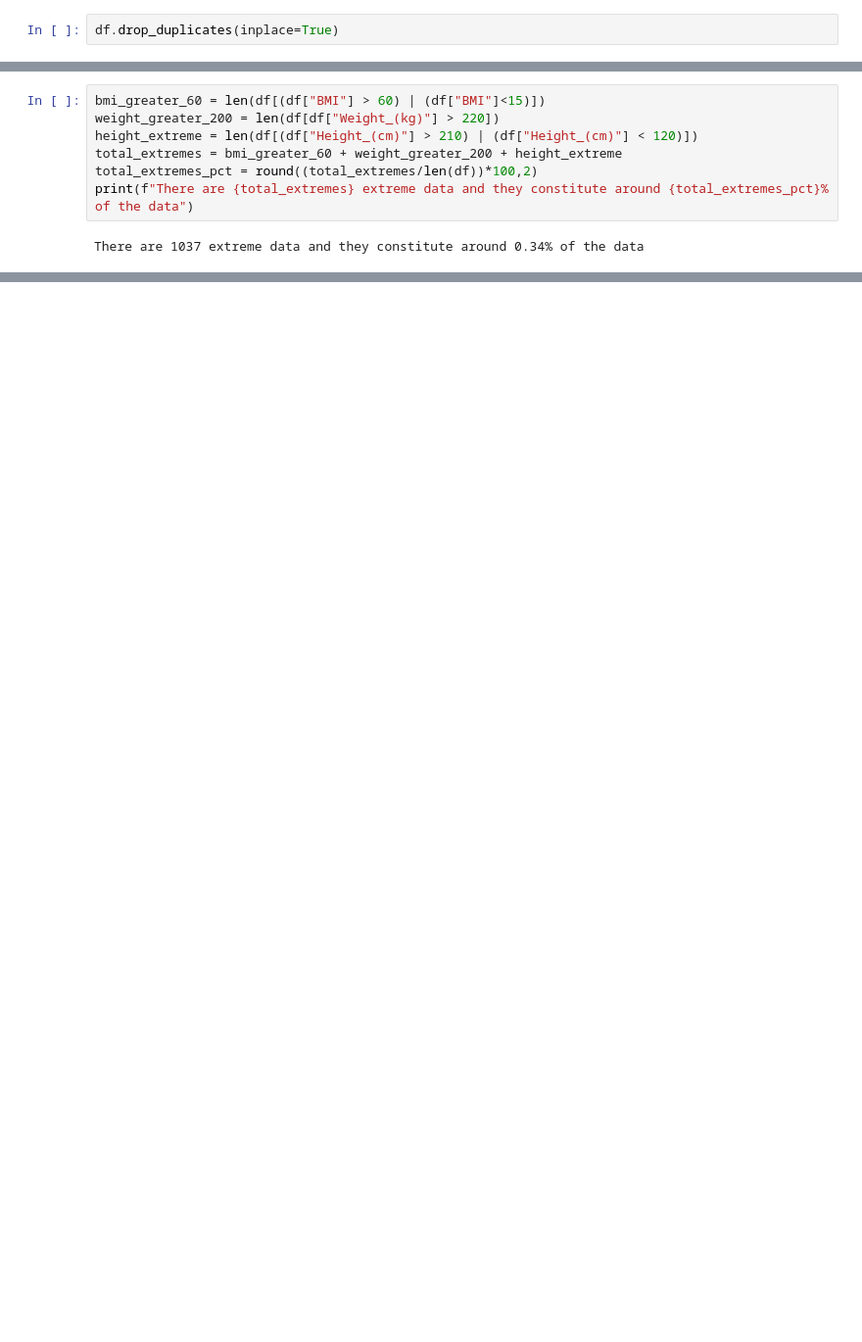
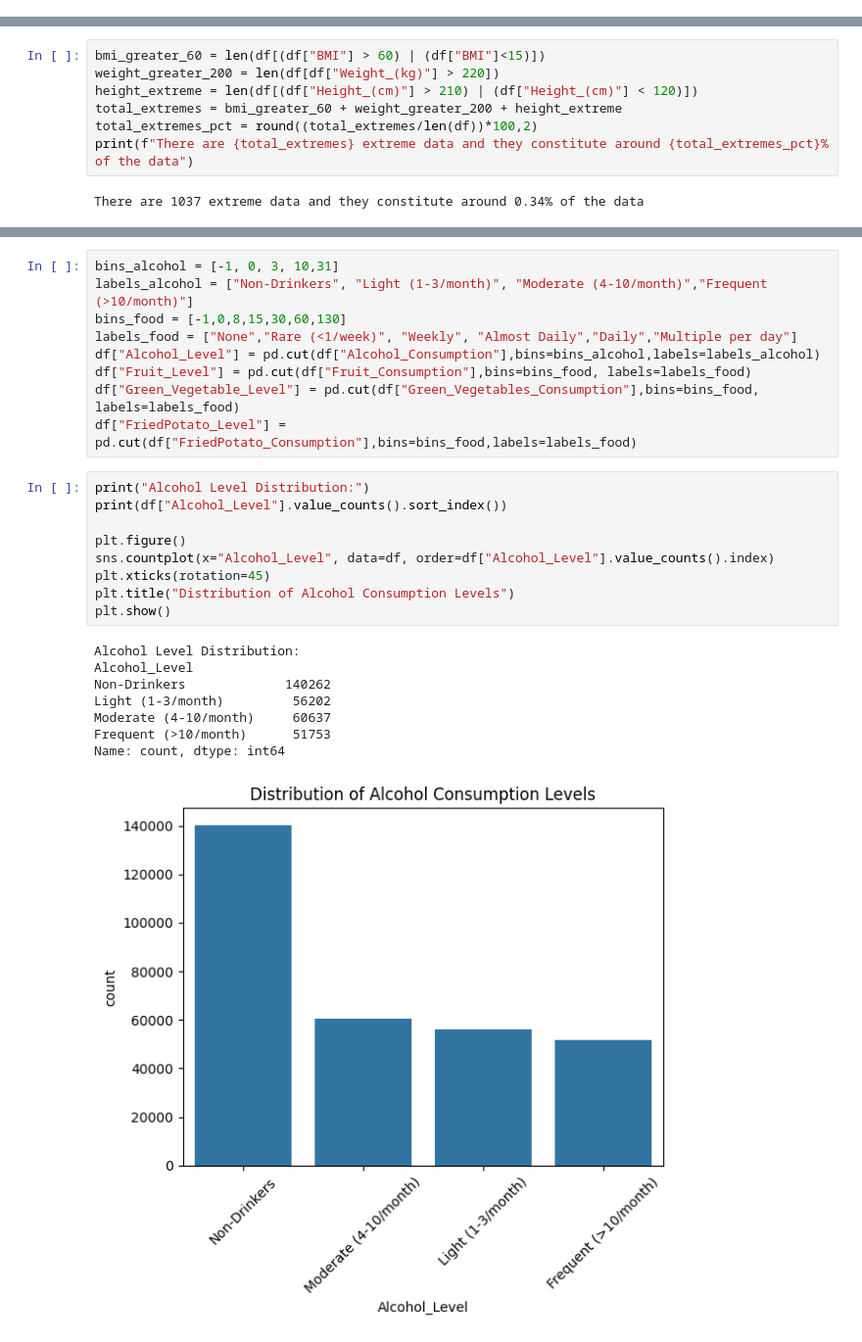
Before and after one commit to its-rhasil/cardio-risk, a Jupyter notebook: notebooks/01_data_exploration.ipynb, the cells around one changed output, grey strips where cells are left out. Shown at 98% size. Cells and saved outputs as stored; diff of their text form; blank space fills up the shorter version.

```diff
--- a/notebooks/01_data_exploration.ipynb
+++ b/notebooks/01_data_exploration.ipynb
@@ -60,5 +41,3 @@ Name: count, dtype: int64
-# %%
-df.drop_duplicates(inplace=True)
 # %% [markdown]
 ### Numerical Features investigation
 # %%
@@ -152,0 +147,27 @@ np.float64(60.0)
+# %%
+bins_alcohol = [-1, 0, 3, 10,31]
+labels_alcohol = ["Non-Drinkers", "Light (1-3/month)", "Moderate (4-10/month)","Frequent (>10/month)"]
+bins_food = [-1,0,8,15,30,60,130]
+labels_food = ["None","Rare (<1/week)", "Weekly", "Almost Daily","Daily","Multiple per day"]
+df["Alcohol_Level"] = pd.cut(df["Alcohol_Consumption"],bins=bins_alcohol,labels=labels_alcohol)
+df["Fruit_Level"] = pd.cut(df["Fruit_Consumption"],bins=bins_food, labels=labels_food)
+df["Green_Vegetable_Level"] = pd.cut(df["Green_Vegetables_Consumption"],bins=bins_food, labels=labels_food)
+df["FriedPotato_Level"] = pd.cut(df["FriedPotato_Consumption"],bins=bins_food,labels=labels_food)
+# %%
+print("Alcohol Level Distribution:")
+print(df["Alcohol_Level"].value_counts().sort_index())
+
+plt.figure()
+sns.countplot(x="Alcohol_Level", data=df, order=df["Alcohol_Level"].value_counts().index)
+plt.xticks(rotation=45)
+plt.title("Distribution of Alcohol Consumption Levels")
+plt.show()
+# %% [output]
+Alcohol Level Distribution:
+Alcohol_Level
+Non-Drinkers             140262
+Light (1-3/month)         56202
+Moderate (4-10/month)     60637
+Frequent (>10/month)      51753
+Name: count, dtype: int64
+[figure, added]
```
Also changed, not shown: parts of 29 cells of this notebook.
